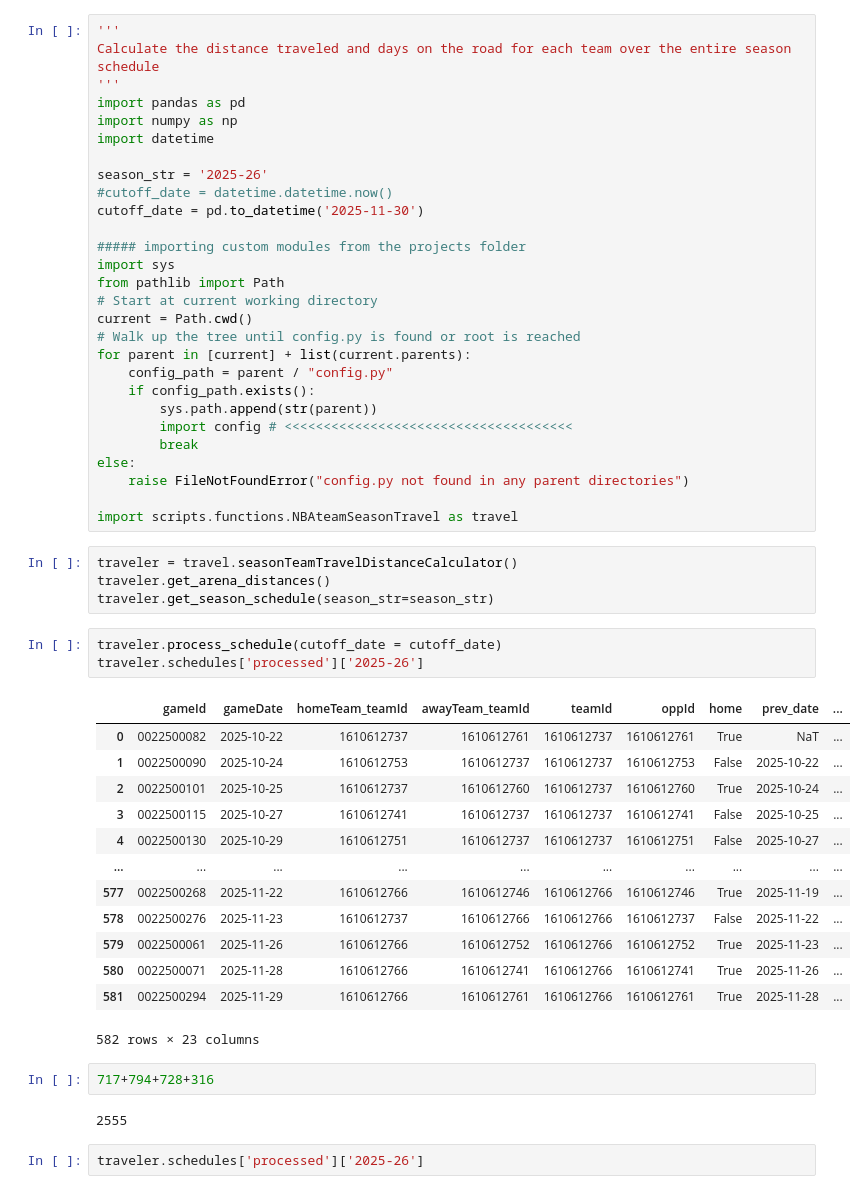
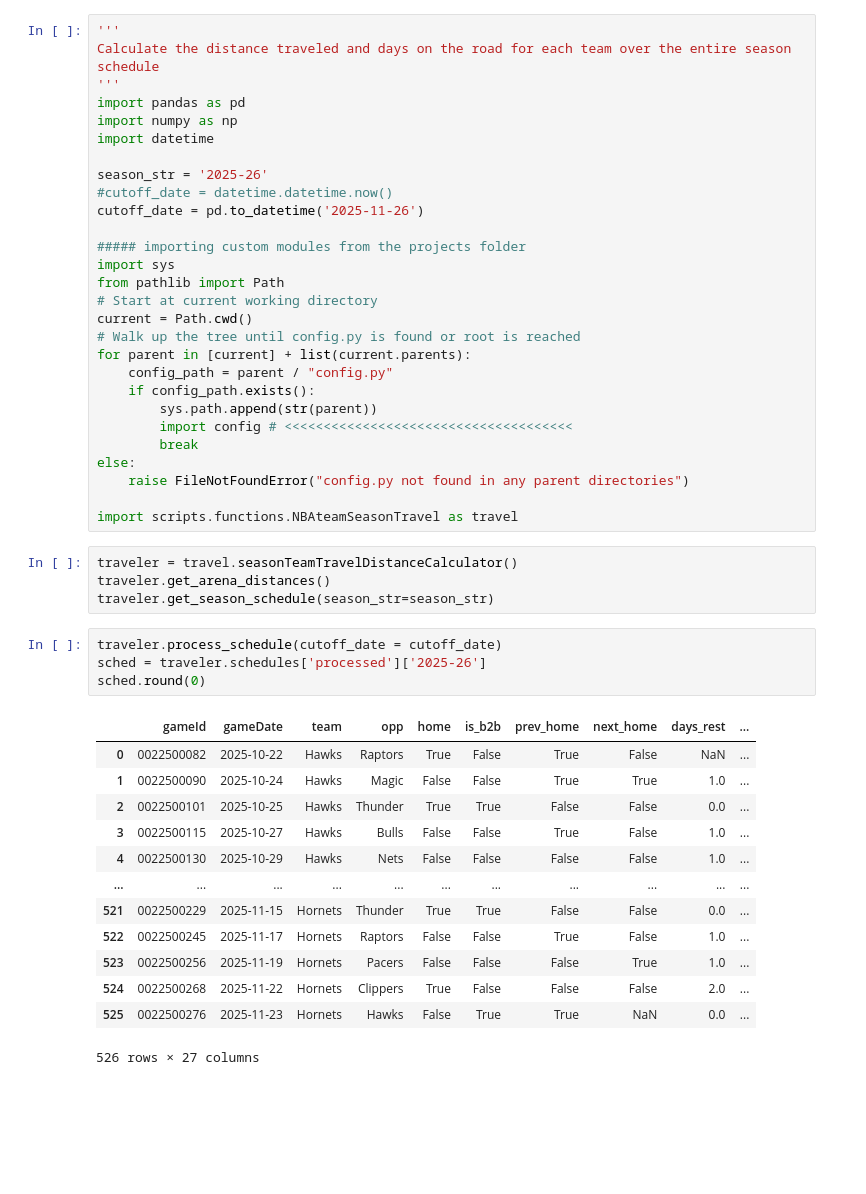
Before and after one commit to iksnizez/propfarm, a Jupyter notebook: notebooks/nbateamSeasonTravel.ipynb, the cells around one changed output. Drawn from its saved outputs; the diff is of its cells as text; blank space fills up the shorter version.

```diff
--- a/notebooks/nbateamSeasonTravel.ipynb
+++ b/notebooks/nbateamSeasonTravel.ipynb
@@ -9,7 +9,7 @@ import datetime
 
 season_str = '2025-26'
 #cutoff_date = datetime.datetime.now()
-cutoff_date = pd.to_datetime('2025-11-30')
+cutoff_date = pd.to_datetime('2025-11-26')
 
 ##### importing custom modules from the projects folder
 import sys
@@ -33,25 +33,20 @@ traveler.get_arena_distances()
 traveler.get_season_schedule(season_str=season_str)
 # %%
 traveler.process_schedule(cutoff_date = cutoff_date)
-traveler.schedules['processed']['2025-26']
+sched = traveler.schedules['processed']['2025-26']
+sched.round(0)
 # %% [output]
-|  | gameId | gameDate | homeTeam_teamId | awayTeam_teamId | teamId | oppId | home | prev_date | ... |
-| 0 | 0022500082 | 2025-10-22 | 1610612737 | 1610612761 | 1610612737 | 1610612761 | True | NaT | ... |
-| 1 | 0022500090 | 2025-10-24 | 1610612753 | 1610612737 | 1610612737 | 1610612753 | False | 2025-10-22 | ... |
-| 2 | 0022500101 | 2025-10-25 | 1610612737 | 1610612760 | 1610612737 | 1610612760 | True | 2025-10-24 | ... |
-| 3 | 0022500115 | 2025-10-27 | 1610612741 | 1610612737 | 1610612737 | 1610612741 | False | 2025-10-25 | ... |
-| 4 | 0022500130 | 2025-10-29 | 1610612751 | 1610612737 | 1610612737 | 1610612751 | False | 2025-10-27 | ... |
-| ... | ... | ... | ... | ... | ... | ... | ... | ... | ... |
-| 577 | 0022500268 | 2025-11-22 | 1610612766 | 1610612746 | 1610612766 | 1610612746 | True | 2025-11-19 | ... |
-| 578 | 0022500276 | 2025-11-23 | 1610612737 | 1610612766 | 1610612766 | 1610612737 | False | 2025-11-22 | ... |
-| 579 | 0022500061 | 2025-11-26 | 1610612766 | 1610612752 | 1610612766 | 1610612752 | True | 2025-11-23 | ... |
-| 580 | 0022500071 | 2025-11-28 | 1610612766 | 1610612741 | 1610612766 | 1610612741 | True | 2025-11-26 | ... |
-| 581 | 0022500294 | 2025-11-29 | 1610612766 | 1610612761 | 1610612766 | 1610612761 | True | 2025-11-28 | ... |
+|  | gameId | gameDate | team | opp | home | is_b2b | prev_home | next_home | days_rest | ... |
+| 0 | 0022500082 | 2025-10-22 | Hawks | Raptors | True | False | True | False | NaN | ... |
+| 1 | 0022500090 | 2025-10-24 | Hawks | Magic | False | False | True | True | 1.0 | ... |
+| 2 | 0022500101 | 2025-10-25 | Hawks | Thunder | True | True | False | False | 0.0 | ... |
+| 3 | 0022500115 | 2025-10-27 | Hawks | Bulls | False | False | True | False | 1.0 | ... |
+| 4 | 0022500130 | 2025-10-29 | Hawks | Nets | False | False | False | False | 1.0 | ... |
+| ... | ... | ... | ... | ... | ... | ... | ... | ... | ... | ... |
+| 521 | 0022500229 | 2025-11-15 | Hornets | Thunder | True | True | False | False | 0.0 | ... |
+| 522 | 0022500245 | 2025-11-17 | Hornets | Raptors | False | False | True | False | 1.0 | ... |
+| 523 | 0022500256 | 2025-11-19 | Hornets | Pacers | False | False | False | True | 1.0 | ... |
+| 524 | 0022500268 | 2025-11-22 | Hornets | Clippers | True | False | False | False | 2.0 | ... |
+| 525 | 0022500276 | 2025-11-23 | Hornets | Hawks | False | True | True | NaN | 0.0 | ... |
-582 rows × 23 columns
+526 rows × 27 columns
-# %%
-717+794+728+316
-# %% [output]
-2555
-# %%
-traveler.schedules['processed']['2025-26']
 # %%
```
Also changed, not shown: parts of 2 cells of this notebook, 11 other files.
